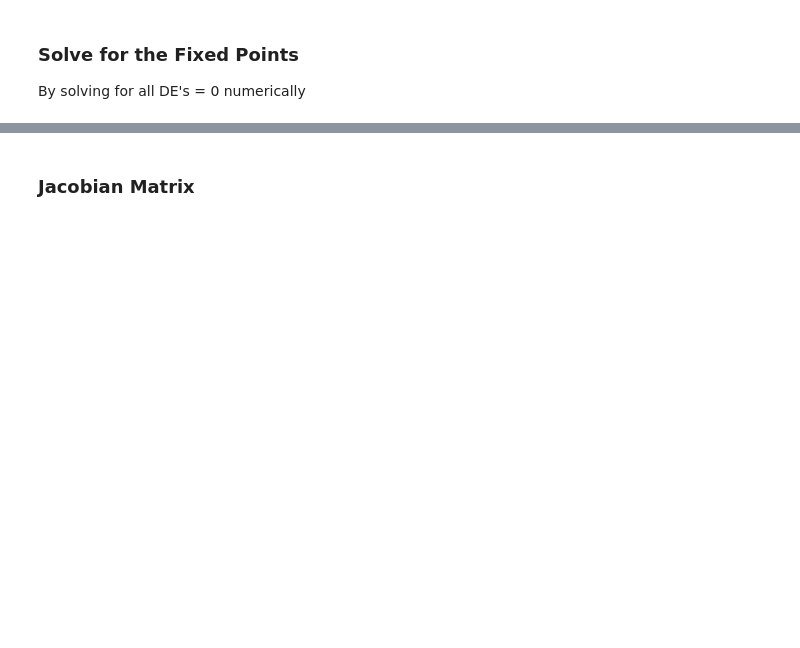
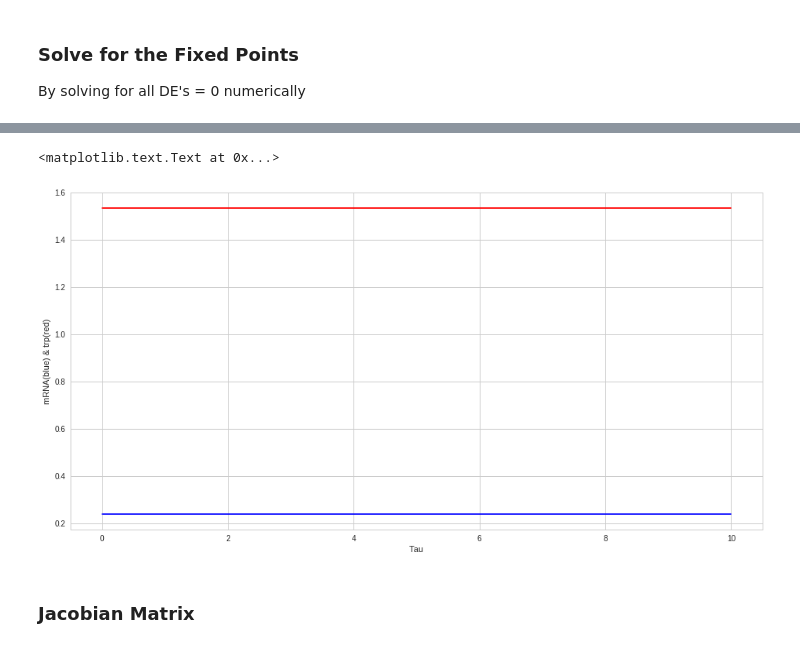
Before and after one commit to phuongho43/beng125-trpOperon, a Jupyter notebook: trpOperon.ipynb, the cells around one changed output, grey strips where cells are left out. Drawn from its saved outputs; the diff is of its cells as text; code cells hidden in the pictures; blank space fills up the shorter version.

```diff
--- a/trpOperon.ipynb
+++ b/trpOperon.ipynb
@@ -42,8 +44,8 @@ def trp_dynamics(x, t):
 def trp_eqs(x):
     """For finding the fixed points and stability
     x[0] : mRNA conc
-    x[1] : enzyme conc
-    x[2] : trp conc
+    x[1] : trp conc
+    y    : enzyme conc = 0.5*x[0]
     """
     r_m = 75
     alpha_1 = 0.9
@@ -56,16 +58,16 @@ def trp_eqs(x):
     k_a = 5.5
     k_i = 100
     k_r = 25
-    u = 0.000048672
+    u = 0.0002762
+    y = 0.5*x[0]
 
-    r = r_m * x[2] / (x[2] + k_r)
-    dx0_dt = (1 + x[2]) / (1 + (1 + r) * x[2]) * k_a / (k_a + x[2]) - (u + alpha_1) * x[0]
-    dx1_dt = x[0] - (u + alpha_2) * x[1]
-    dx2_dt = x[1] * (k_i**2) / ((k_i**2) + (x[2]**2)) - \
-    (u + alpha_3) * x[2] - (alpha_4 * x[2]) / (1 + x[2]) * x[2] / (x[2] + k_r) - \
-    alpha_5 * (1 + alpha_6 * u) * u * x[2] / (x[2] + k)
+    r = r_m * x[1] / (x[1] + k_r)
+    dx0_dt = (1 + x[1]) / (1 + (1 + r) * x[1]) * k_a / (k_a + x[1]) - (u + alpha_1) * x[0]
+    dx1_dt = y * (k_i**2) / ((k_i**2) + (x[1]**2)) - \
+    (u + alpha_3) * x[1] - (alpha_4 * x[1]) / (1 + x[1]) * x[1] / (x[1] + k_r) - \
+    alpha_5 * (1 + alpha_6 * u) * u * x[1] / (x[1] + k)
 
-    dx_dt = [dx0_dt, dx1_dt, dx2_dt]
+    dx_dt = [dx0_dt, dx1_dt]
     return dx_dt
 # %% [markdown]
 ### Numerical Integration
@@ -87,5 +106,5 @@ plt.plot(t, sol[:,2], 'b--')
 ### Solve for the Fixed Points
 By solving for all DE's = 0 numerically
 # %%
-x_star, y_star, z_star =  fsolve(trp_eqs, (1, 1, 1))
+x_star, y_star =  fsolve(trp_eqs, (1, 1))
 # %%
@@ -94,0 +114,6 @@ print(x_star, y_star, z_star)
+# %%
+x0 = [x_star, y_star]
+t = np.linspace(0, 10, 1000)
+# %%
+sol = odeint(trp_dynamics, x0, t)
+sol
@@ -95,3 +128,12 @@ print(x_star, y_star, z_star)
+# %%
+plt.figure(figsize=(16,8))
+plt.plot(t, sol[:,0], 'b')
+plt.plot(t, sol[:,1], 'r-')
+plt.xlabel('Tau')
+plt.ylabel('mRNA(blue) & trp(red)')
+# %% [output]
+<matplotlib.text.Text at 0x...>
+[figure, added]
 # %% [markdown]
 ### Jacobian Matrix
 # %%
```
Also changed, not shown: parts of 17 cells of this notebook, 5 other files.
